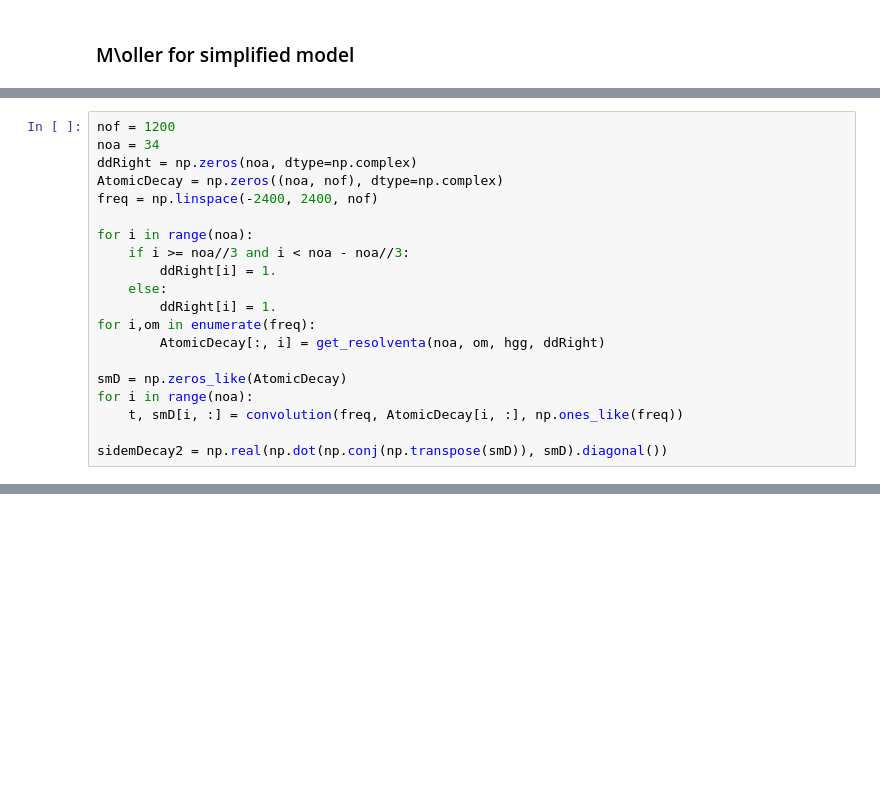
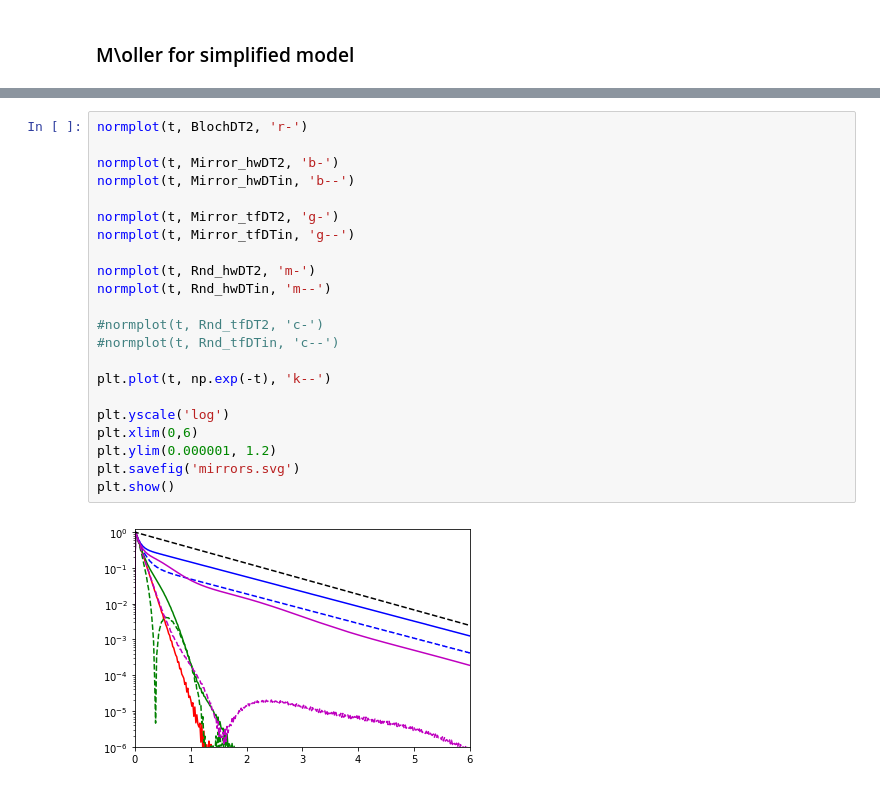
Before and after one commit to ViacheslavP/calculations, a Jupyter notebook: moller_easy.ipynb, the cells around one changed output, grey strips where cells are left out. Saved outputs shown, nothing was run; the diff lists cells and outputs as text; blank space fills up the shorter version.

```diff
--- a/moller_easy.ipynb
+++ b/moller_easy.ipynb
@@ -66,20 +2,0 @@ sidemDecay5 = np.real(np.dot(np.conj(np.transpose(smD)), smD).diagonal())
-# %%
-nof = 1200
-noa = 34
-ddRight = np.zeros(noa, dtype=np.complex)
-AtomicDecay = np.zeros((noa, nof), dtype=np.complex)
-freq = np.linspace(-2400, 2400, nof)
-
-for i in range(noa):
-    if i >= noa//3 and i < noa - noa//3:
-        ddRight[i] = 1.
-    else:
-        ddRight[i] = 1.
-for i,om in enumerate(freq):
-        AtomicDecay[:, i] = get_resolventa(noa, om, hgg, ddRight)
-
-smD = np.zeros_like(AtomicDecay)
-for i in range(noa):
-    t, smD[i, :] = convolution(freq, AtomicDecay[i, :], np.ones_like(freq))
-
-sidemDecay2 = np.real(np.dot(np.conj(np.transpose(smD)), smD).diagonal())
@@ -125,0 +250,24 @@ print(ddRight)
+# %%
+normplot(t, BlochDT2, 'r-')
+
+normplot(t, Mirror_hwDT2, 'b-')
+normplot(t, Mirror_hwDTin, 'b--')
+
+normplot(t, Mirror_tfDT2, 'g-')
+normplot(t, Mirror_tfDTin, 'g--')
+
+normplot(t, Rnd_hwDT2, 'm-')
+normplot(t, Rnd_hwDTin, 'm--')
+
+#normplot(t, Rnd_tfDT2, 'c-')
+#normplot(t, Rnd_tfDTin, 'c--')
+
+plt.plot(t, np.exp(-t), 'k--')
+
+plt.yscale('log')
+plt.xlim(0,6)
+plt.ylim(0.000001, 1.2)
+plt.savefig('mirrors.svg')
+plt.show()
+# %% [output]
+[figure, added]
```
Also changed, not shown: parts of 23 cells of this notebook, 9 other files.
